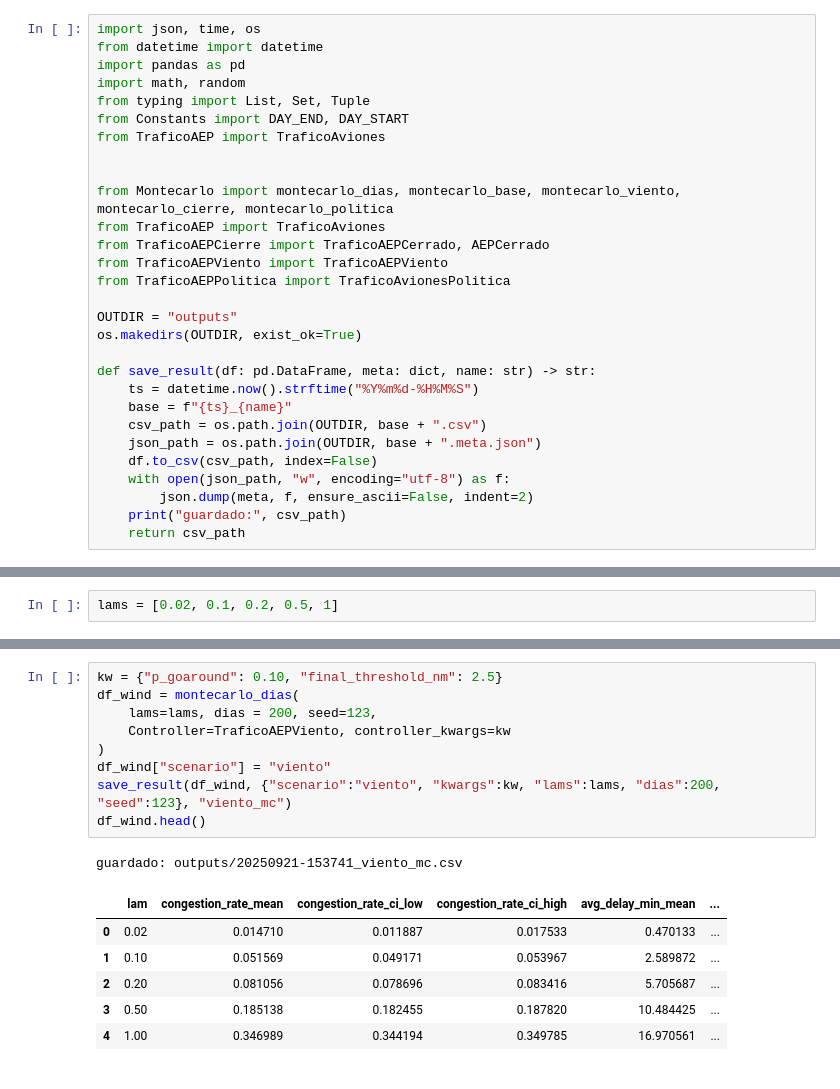
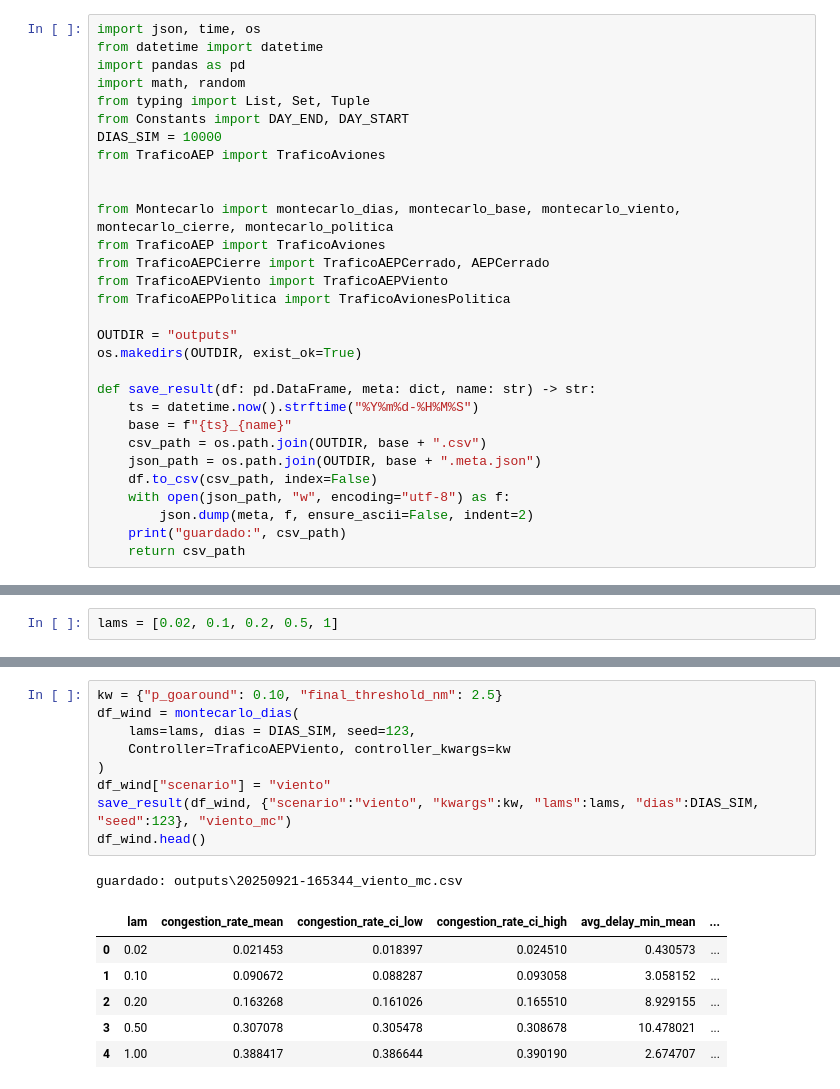
Before and after one commit to belenchen1/tp1-ACN, a Jupyter notebook: tp-nuevo/Experimentos.ipynb, the cells around one changed output, grey strips where cells are left out. Drawn from its saved outputs; the diff is of its cells as text.

```diff
--- a/tp-nuevo/Experimentos.ipynb
+++ b/tp-nuevo/Experimentos.ipynb
@@ -5,6 +5,7 @@ import pandas as pd
 import math, random
 from typing import List, Set, Tuple
 from Constants import DAY_END, DAY_START
+DIAS_SIM = 10000
 from TraficoAEP import TraficoAviones
 
 
@@ -197,20 +198,20 @@ guardado: outputs/20250921-153712_base_mc.csv
 # %%
 kw = {"p_goaround": 0.10, "final_threshold_nm": 2.5}
 df_wind = montecarlo_dias(
-    lams=lams, dias = 200, seed=123,
+    lams=lams, dias = DIAS_SIM, seed=123,
     Controller=TraficoAEPViento, controller_kwargs=kw
 )
 df_wind["scenario"] = "viento"
-save_result(df_wind, {"scenario":"viento", "kwargs":kw, "lams":lams, "dias":200, "seed":123}, "viento_mc")
+save_result(df_wind, {"scenario":"viento", "kwargs":kw, "lams":lams, "dias":DIAS_SIM, "seed":123}, "viento_mc")
 df_wind.head()
 # %% [output]
-guardado: outputs/20250921-153741_viento_mc.csv
+guardado: outputs\20250921-165344_viento_mc.csv
 |  | lam | congestion_rate_mean | congestion_rate_ci_low | congestion_rate_ci_high | avg_delay_min_mean | ... |
-| 0 | 0.02 | 0.014710 | 0.011887 | 0.017533 | 0.470133 | ... |
-| 1 | 0.10 | 0.051569 | 0.049171 | 0.053967 | 2.589872 | ... |
-| 2 | 0.20 | 0.081056 | 0.078696 | 0.083416 | 5.705687 | ... |
-| 3 | 0.50 | 0.185138 | 0.182455 | 0.187820 | 10.484425 | ... |
-| 4 | 1.00 | 0.346989 | 0.344194 | 0.349785 | 16.970561 | ... |
+| 0 | 0.02 | 0.021453 | 0.018397 | 0.024510 | 0.430573 | ... |
+| 1 | 0.10 | 0.090672 | 0.088287 | 0.093058 | 3.058152 | ... |
+| 2 | 0.20 | 0.163268 | 0.161026 | 0.165510 | 8.929155 | ... |
+| 3 | 0.50 | 0.307078 | 0.305478 | 0.308678 | 10.478021 | ... |
+| 4 | 1.00 | 0.388417 | 0.386644 | 0.390190 | 2.674707 | ... |
 # %%
 import importlib
 import Simulacion, TraficoAEPCierre, Montecarlo
```
Also changed, not shown: parts of 18 cells of this notebook, 10 other files.
